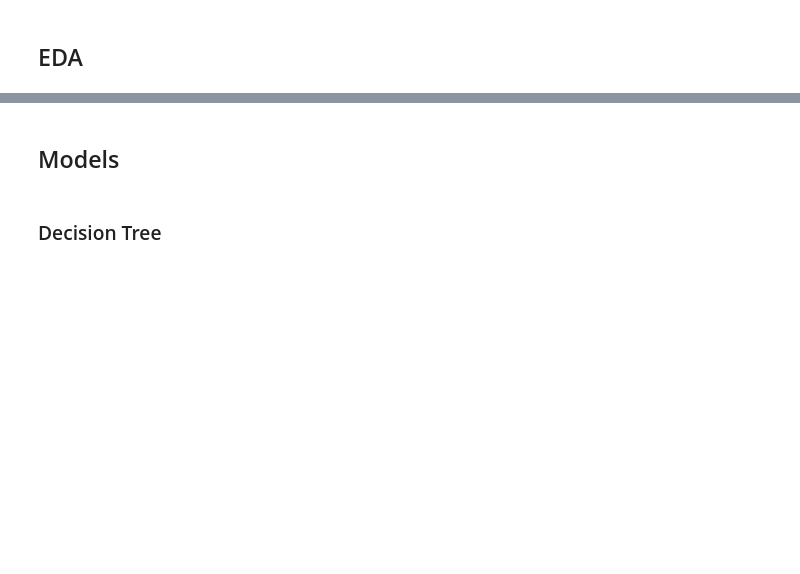
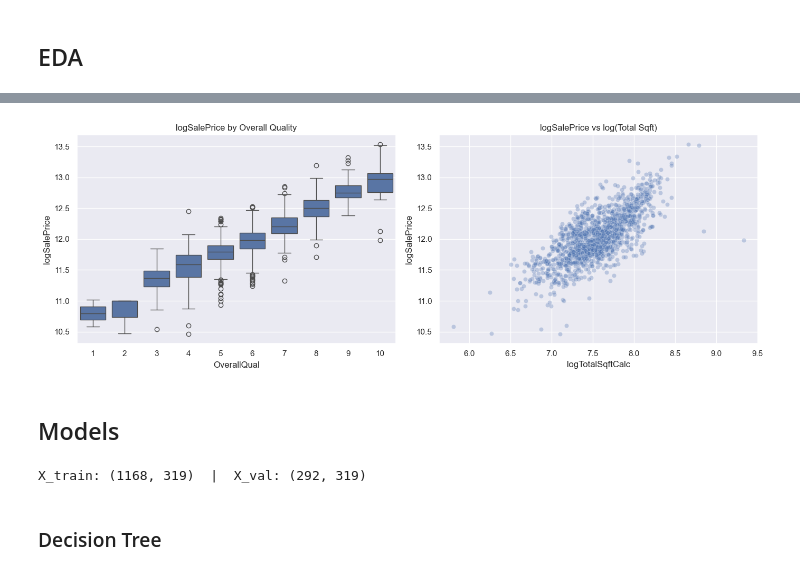
Before and after one commit to aanyam22/kaggle, a Jupyter notebook: Ames_HousePrice/ames_ml_models.ipynb, the cells around one changed output, grey strips where cells are left out. Saved outputs shown, nothing was run; the diff lists cells and outputs as text; code cells hidden in the pictures; blank space fills up the shorter version.

```diff
--- a/Ames_HousePrice/ames_ml_models.ipynb
+++ b/Ames_HousePrice/ames_ml_models.ipynb
@@ -154,14 +147,16 @@ plt.show()
 # %%
 fig, axs = plt.subplots(1, 2, figsize=(14, 5))
 
-sns.boxplot(x='TRUNC_OverallQual', y='logSalePrice', data=train_processed, ax=axs[0])
+sns.boxplot(x='OverallQual', y='logSalePrice', data=train_processed, ax=axs[0])
 axs[0].set_title('logSalePrice by Overall Quality')
 
-sns.scatterplot(x='logTotalSqftCalc', y='logSalePrice', data=train_processed,
-                alpha=0.3, ax=axs[1])
-axs[1].set_title('logSalePrice vs logTotalSqftCalc')
+sns.scatterplot(x='logTotalSqftCalc', y='logSalePrice',
+                data=train_processed, alpha=0.3, ax=axs[1])
+axs[1].set_title('logSalePrice vs log(Total Sqft)')
 
 plt.tight_layout()
 plt.show()
+# %% [output]
+[figure, added]
 # %% [markdown]
 ## Models
@@ -185,14 +176,11 @@ def getEnsembleTreeVars(ENSTREE, varNames):
 # %%
-# Feature matrix and target — drop ID and both price columns from X
-drop_cols = [c for c in ['SalePrice', 'logSalePrice', 'Id'] if c in train_processed.columns]
-
-X = train_processed.drop(drop_cols, axis=1)
+X = train_processed[feature_cols]
 Y = train_processed[TARGET]
 
 X_train, X_val, Y_train, Y_val = train_test_split(X, Y, test_size=0.2, random_state=5)
-
-feature_cols = list(X.columns)
 print(f'X_train: {X_train.shape}  |  X_val: {X_val.shape}')
+# %% [output]
+X_train: (1168, 319)  |  X_val: (292, 319)
 # %% [markdown]
 ### Decision Tree
 # %%
```
Also changed, not shown: parts of 21 cells of this notebook, 4 other files.
